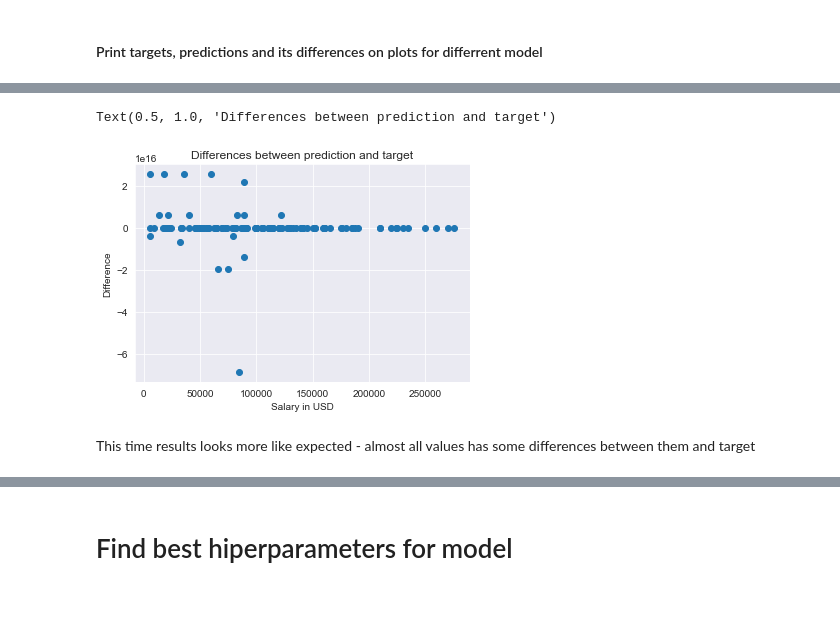
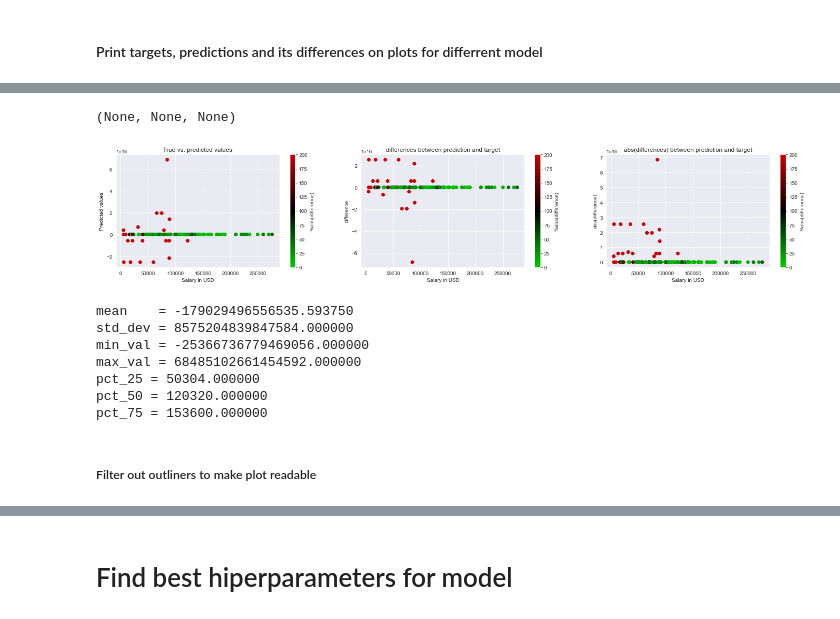
Before and after one commit to SalamanderKrajza/ds-compendium, a Jupyter notebook: projects/ds_salaries.ipynb, the cells around one changed output, grey strips where cells are left out. Drawn from its saved outputs; the diff is of its cells as text; code cells hidden in the pictures.

```diff
--- a/projects/ds_salaries.ipynb
+++ b/projects/ds_salaries.ipynb
@@ -911,11 +766,61 @@ Text(0.5, 1.0, 'True vs. predicted values')
-# %%
-# plt.plot(df_test_transformed['salary_in_usd'] - y_pred,, marker='o', linestyle='') #without reordering
-plt.plot(df_test_transformed['salary_in_usd'], df_test_transformed['salary_in_usd'] - y_pred, marker='o', linestyle='') #Ordered by salary from lowest to highest
-plt.xlabel('Salary in USD')
-plt.ylabel('Difference')
-plt.title('Differences between prediction and target')
-# %% [output]
-Text(0.5, 1.0, 'Differences between prediction and target')
-[figure, removed]
-# %% [markdown]
-This time results looks more like expected - almost all values has some differences between them and target
+# %%
+# Version with adding colors bassing on % difference to target
+import matplotlib.pyplot as plt
+import matplotlib.colors as mcolors
+
+# calculate extra variables to prevent repeating of calculations
+diff = df_test_transformed['salary_in_usd'] - y_pred
+abs_diff = abs(diff)
+pct_diff = abs_diff / df_test_transformed['salary_in_usd'] * 100
+
+# Set size of charts and configure colormap
+fig, axes = plt.subplots(ncols=3, figsize=(24, 4))
+vmin, vmax = 0, 200 #We want to highlight if model has difference above 50%; With default range sample that has over 3000% destroys colormap
+norm = plt.Normalize(vmin=vmin, vmax=vmax)
+
+#Define own cmap colors
+colors = [(0, '#00cc00'), (0.5, '#000000'), (1, '#cc0000'),]
+cmap = mcolors.LinearSegmentedColormap.from_list('my_colormap', colors)
+
+# Plot values
+sc1 = axes[0].scatter(df_test_transformed['salary_in_usd'], y_pred,  c=pct_diff, cmap=cmap, norm=norm)
+axes[0].set_xlabel('Salary in USD')
+axes[0].set_ylabel('Predicted values')
+axes[0].set_title('True vs. predicted values')
+
+# Plot differences
+sc2 = axes[1].scatter(df_test_transformed['salary_in_usd'], diff, c=pct_diff, cmap=cmap, norm=norm)
+axes[1].set_xlabel('Salary in USD')
+axes[1].set_ylabel('difference')
+axes[1].set_title('differences between prediction and target')
+
+# Plot abs differences
+sc3 = axes[2].scatter(df_test_transformed['salary_in_usd'], abs_diff, c=pct_diff, cmap=cmap, norm=norm)
+axes[2].set_xlabel('Salary in USD'),
+axes[2].set_ylabel('abs(difference)')
+axes[2].set_title('abs(differences) between prediction and target')
+
+cbar1, cbar2, cbar3 = fig.colorbar(sc1), fig.colorbar(sc2), fig.colorbar(sc3)
+cbar1.set_label(r'%abs(difference)'), cbar2.set_label(r'%abs(difference)'), cbar3.set_label(r'%abs(difference)')
+# %% [output]
+(None, None, None)
+[figure, added]
+# %%
+#  Analyze predictions of linear regression
+print(f"mean    = {np.mean(y_pred):4f}")
+print(f"std_dev = {np.std(y_pred):4f}")
+print(f"min_val = {np.min(y_pred):4f}")
+print(f"max_val = {np.max(y_pred):4f}")
+print(f"pct_25 = {np.percentile(y_pred, 25):4f}")
+print(f"pct_50 = {np.percentile(y_pred, 50):4f}")
+print(f"pct_75 = {np.percentile(y_pred, 75):4f}")
+# %% [output]
+mean    = -179029496556535.593750
+std_dev = 8575204839847584.000000
+min_val = -25366736779469056.000000
+max_val = 68485102661454592.000000
+pct_25 = 50304.000000
+pct_50 = 120320.000000
+pct_75 = 153600.000000
+# %% [markdown]
+##### Filter out outliners to make plot readable
```
Also changed, not shown: parts of 73 cells of this notebook, 3 other files.
